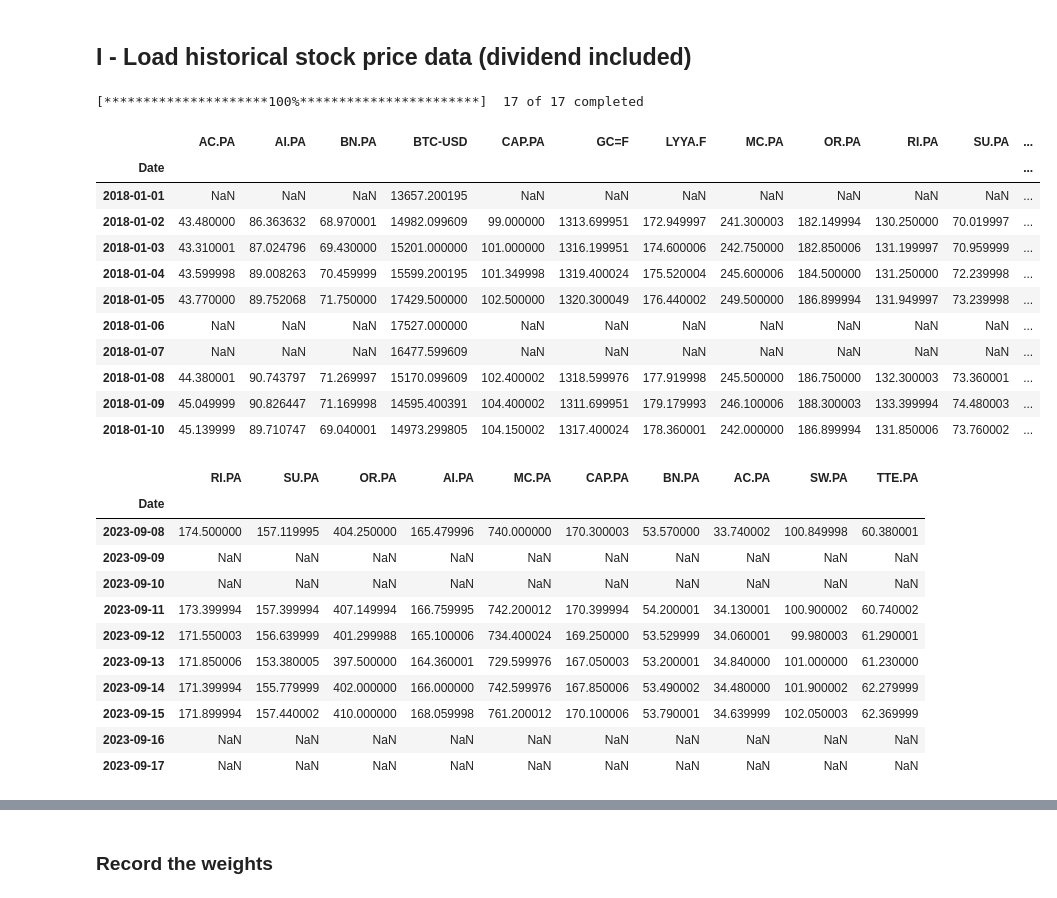
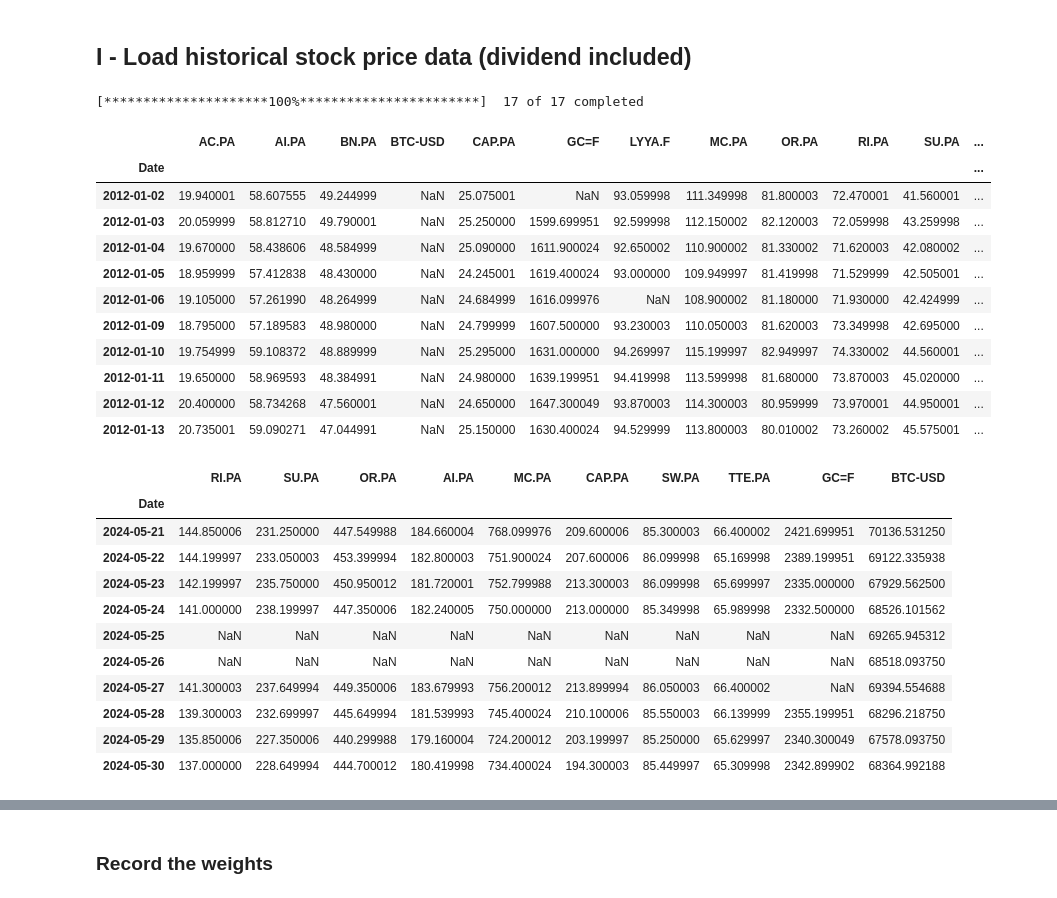
Before and after one commit to emlori/Markowitz-Efficient-Frontier, a Jupyter notebook: Markowitz efficient frontier.ipynb, the cells around one changed output, grey strips where cells are left out. Cells and saved outputs as stored; diff of their text form; code cells hidden in the pictures.

```diff
--- a/Markowitz efficient frontier.ipynb
+++ b/Markowitz efficient frontier.ipynb
@@ -20,36 +20,36 @@ import plotly.express as px
 ## I - Load historical stock price data (dividend included)
 # %%
 ticker_list = ['RI.PA', 'SU.PA', 'OR.PA', 'AI.PA', 'MC.PA', 'CAP.PA', 'BN.PA', 'AC.PA', 'SW.PA', 'TTE.PA', '^FCHI', 'XWD.TO', '^GSPC', '^SP500TR', 'BTC-USD', 'LYYA.F', 'GC=F']
-data_ticker = yf.download(ticker_list, start='2018-01-01', end='2023-09-18')['Close']
+data_ticker = yf.download(ticker_list, start='2012-01-01', end='2024-05-31')['Close']
 data_ticker.head(10)
 # %% [output]
 [*********************100%***********************]  17 of 17 completed
 |  | AC.PA | AI.PA | BN.PA | BTC-USD | CAP.PA | GC=F | LYYA.F | MC.PA | OR.PA | RI.PA | SU.PA | ... |
 | Date |  |  |  |  |  |  |  |  |  |  |  | ... |
-| 2018-01-01 | NaN | NaN | NaN | 13657.200195 | NaN | NaN | NaN | NaN | NaN | NaN | NaN | ... |
-| 2018-01-02 | 43.480000 | 86.363632 | 68.970001 | 14982.099609 | 99.000000 | 1313.699951 | 172.949997 | 241.300003 | 182.149994 | 130.250000 | 70.019997 | ... |
-| 2018-01-03 | 43.310001 | 87.024796 | 69.430000 | 15201.000000 | 101.000000 | 1316.199951 | 174.600006 | 242.750000 | 182.850006 | 131.199997 | 70.959999 | ... |
-| 2018-01-04 | 43.599998 | 89.008263 | 70.459999 | 15599.200195 | 101.349998 | 1319.400024 | 175.520004 | 245.600006 | 184.500000 | 131.250000 | 72.239998 | ... |
-| 2018-01-05 | 43.770000 | 89.752068 | 71.750000 | 17429.500000 | 102.500000 | 1320.300049 | 176.440002 | 249.500000 | 186.899994 | 131.949997 | 73.239998 | ... |
-| 2018-01-06 | NaN | NaN | NaN | 17527.000000 | NaN | NaN | NaN | NaN | NaN | NaN | NaN | ... |
-| 2018-01-07 | NaN | NaN | NaN | 16477.599609 | NaN | NaN | NaN | NaN | NaN | NaN | NaN | ... |
-| 2018-01-08 | 44.380001 | 90.743797 | 71.269997 | 15170.099609 | 102.400002 | 1318.599976 | 177.919998 | 245.500000 | 186.750000 | 132.300003 | 73.360001 | ... |
-| 2018-01-09 | 45.049999 | 90.826447 | 71.169998 | 14595.400391 | 104.400002 | 1311.699951 | 179.179993 | 246.100006 | 188.300003 | 133.399994 | 74.480003 | ... |
-| 2018-01-10 | 45.139999 | 89.710747 | 69.040001 | 14973.299805 | 104.150002 | 1317.400024 | 178.360001 | 242.000000 | 186.899994 | 131.850006 | 73.760002 | ... |
+| 2012-01-02 | 19.940001 | 58.607555 | 49.244999 | NaN | 25.075001 | NaN | 93.059998 | 111.349998 | 81.800003 | 72.470001 | 41.560001 | ... |
+| 2012-01-03 | 20.059999 | 58.812710 | 49.790001 | NaN | 25.250000 | 1599.699951 | 92.599998 | 112.150002 | 82.120003 | 72.059998 | 43.259998 | ... |
+| 2012-01-04 | 19.670000 | 58.438606 | 48.584999 | NaN | 25.090000 | 1611.900024 | 92.650002 | 110.900002 | 81.330002 | 71.620003 | 42.080002 | ... |
+| 2012-01-05 | 18.959999 | 57.412838 | 48.430000 | NaN | 24.245001 | 1619.400024 | 93.000000 | 109.949997 | 81.419998 | 71.529999 | 42.505001 | ... |
+| 2012-01-06 | 19.105000 | 57.261990 | 48.264999 | NaN | 24.684999 | 1616.099976 | NaN | 108.900002 | 81.180000 | 71.930000 | 42.424999 | ... |
+| 2012-01-09 | 18.795000 | 57.189583 | 48.980000 | NaN | 24.799999 | 1607.500000 | 93.230003 | 110.050003 | 81.620003 | 73.349998 | 42.695000 | ... |
+| 2012-01-10 | 19.754999 | 59.108372 | 48.889999 | NaN | 25.295000 | 1631.000000 | 94.269997 | 115.199997 | 82.949997 | 74.330002 | 44.560001 | ... |
+| 2012-01-11 | 19.650000 | 58.969593 | 48.384991 | NaN | 24.980000 | 1639.199951 | 94.419998 | 113.599998 | 81.680000 | 73.870003 | 45.020000 | ... |
+| 2012-01-12 | 20.400000 | 58.734268 | 47.560001 | NaN | 24.650000 | 1647.300049 | 93.870003 | 114.300003 | 80.959999 | 73.970001 | 44.950001 | ... |
+| 2012-01-13 | 20.735001 | 59.090271 | 47.044991 | NaN | 25.150000 | 1630.400024 | 94.529999 | 113.800003 | 80.010002 | 73.260002 | 45.575001 | ... |
 # %%
-stocks = ['RI.PA', 'SU.PA', 'OR.PA', 'AI.PA', 'MC.PA', 'CAP.PA', 'BN.PA', 'AC.PA', 'SW.PA', 'TTE.PA']
+stocks = ['RI.PA', 'SU.PA', 'OR.PA', 'AI.PA', 'MC.PA', 'CAP.PA', 'SW.PA', 'TTE.PA', 'GC=F', 'BTC-USD']
 data = data_ticker[stocks]
 data.tail(10)
 # %% [output]
-|  | RI.PA | SU.PA | OR.PA | AI.PA | MC.PA | CAP.PA | BN.PA | AC.PA | SW.PA | TTE.PA |
+|  | RI.PA | SU.PA | OR.PA | AI.PA | MC.PA | CAP.PA | SW.PA | TTE.PA | GC=F | BTC-USD |
 | Date |  |  |  |  |  |  |  |  |  |  |
-| 2023-09-08 | 174.500000 | 157.119995 | 404.250000 | 165.479996 | 740.000000 | 170.300003 | 53.570000 | 33.740002 | 100.849998 | 60.380001 |
-| 2023-09-09 | NaN | NaN | NaN | NaN | NaN | NaN | NaN | NaN | NaN | NaN |
-| 2023-09-10 | NaN | NaN | NaN | NaN | NaN | NaN | NaN | NaN | NaN | NaN |
-| 2023-09-11 | 173.399994 | 157.399994 | 407.149994 | 166.759995 | 742.200012 | 170.399994 | 54.200001 | 34.130001 | 100.900002 | 60.740002 |
-| 2023-09-12 | 171.550003 | 156.639999 | 401.299988 | 165.100006 | 734.400024 | 169.250000 | 53.529999 | 34.060001 | 99.980003 | 61.290001 |
-| 2023-09-13 | 171.850006 | 153.380005 | 397.500000 | 164.360001 | 729.599976 | 167.050003 | 53.200001 | 34.840000 | 101.000000 | 61.230000 |
-| 2023-09-14 | 171.399994 | 155.779999 | 402.000000 | 166.000000 | 742.599976 | 167.850006 | 53.490002 | 34.480000 | 101.900002 | 62.279999 |
-| 2023-09-15 | 171.899994 | 157.440002 | 410.000000 | 168.059998 | 761.200012 | 170.100006 | 53.790001 | 34.639999 | 102.050003 | 62.369999 |
-| 2023-09-16 | NaN | NaN | NaN | NaN | NaN | NaN | NaN | NaN | NaN | NaN |
-| 2023-09-17 | NaN | NaN | NaN | NaN | NaN | NaN | NaN | NaN | NaN | NaN |
+| 2024-05-21 | 144.850006 | 231.250000 | 447.549988 | 184.660004 | 768.099976 | 209.600006 | 85.300003 | 66.400002 | 2421.699951 | 70136.531250 |
+| 2024-05-22 | 144.199997 | 233.050003 | 453.399994 | 182.800003 | 751.900024 | 207.600006 | 86.099998 | 65.169998 | 2389.199951 | 69122.335938 |
+| 2024-05-23 | 142.199997 | 235.750000 | 450.950012 | 181.720001 | 752.799988 | 213.300003 | 86.099998 | 65.699997 | 2335.000000 | 67929.562500 |
+| 2024-05-24 | 141.000000 | 238.199997 | 447.350006 | 182.240005 | 750.000000 | 213.000000 | 85.349998 | 65.989998 | 2332.500000 | 68526.101562 |
+| 2024-05-25 | NaN | NaN | NaN | NaN | NaN | NaN | NaN | NaN | NaN | 69265.945312 |
+| 2024-05-26 | NaN | NaN | NaN | NaN | NaN | NaN | NaN | NaN | NaN | 68518.093750 |
+| 2024-05-27 | 141.300003 | 237.649994 | 449.350006 | 183.679993 | 756.200012 | 213.899994 | 86.050003 | 66.400002 | NaN | 69394.554688 |
+| 2024-05-28 | 139.300003 | 232.699997 | 445.649994 | 181.539993 | 745.400024 | 210.100006 | 85.550003 | 66.139999 | 2355.199951 | 68296.218750 |
+| 2024-05-29 | 135.850006 | 227.350006 | 440.299988 | 179.160004 | 724.200012 | 203.199997 | 85.250000 | 65.629997 | 2340.300049 | 67578.093750 |
+| 2024-05-30 | 137.000000 | 228.649994 | 444.700012 | 180.419998 | 734.400024 | 194.300003 | 85.449997 | 65.309998 | 2342.899902 | 68364.992188 |
```
Also changed, not shown: parts of 20 cells of this notebook.
